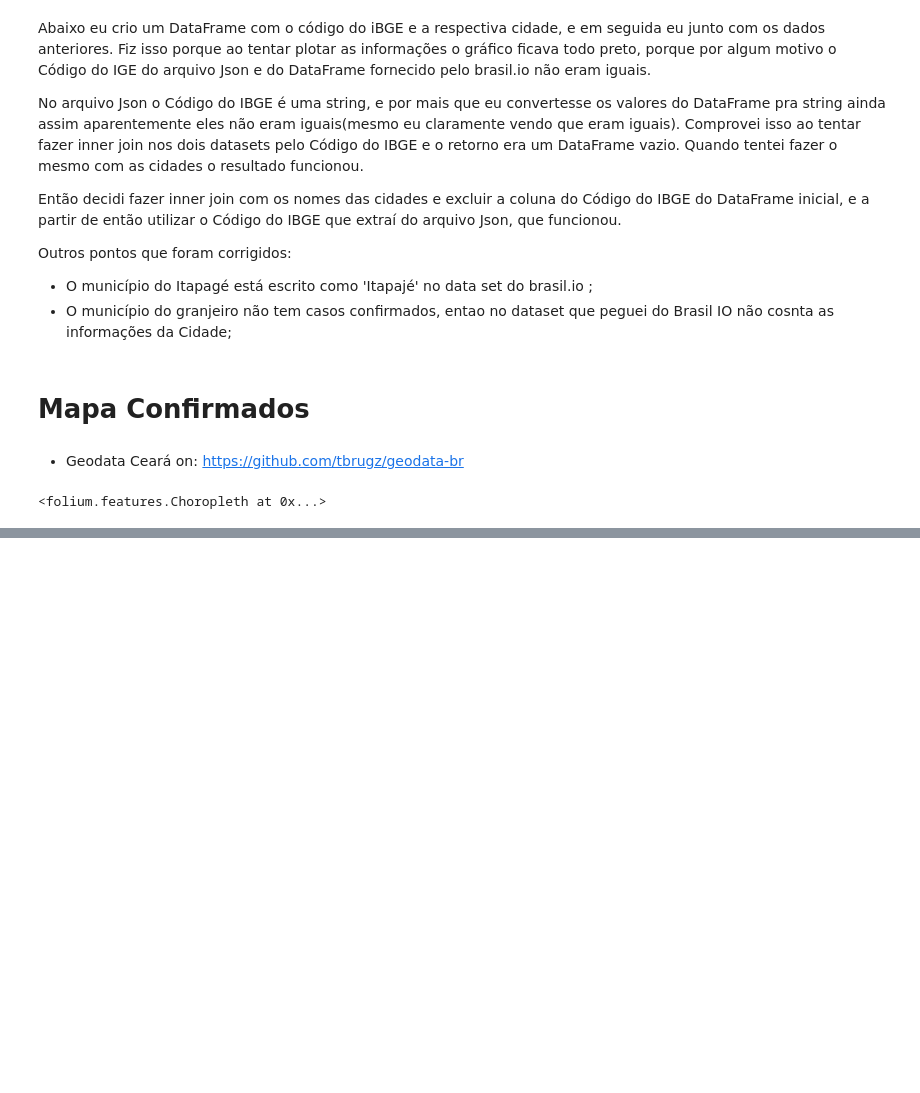
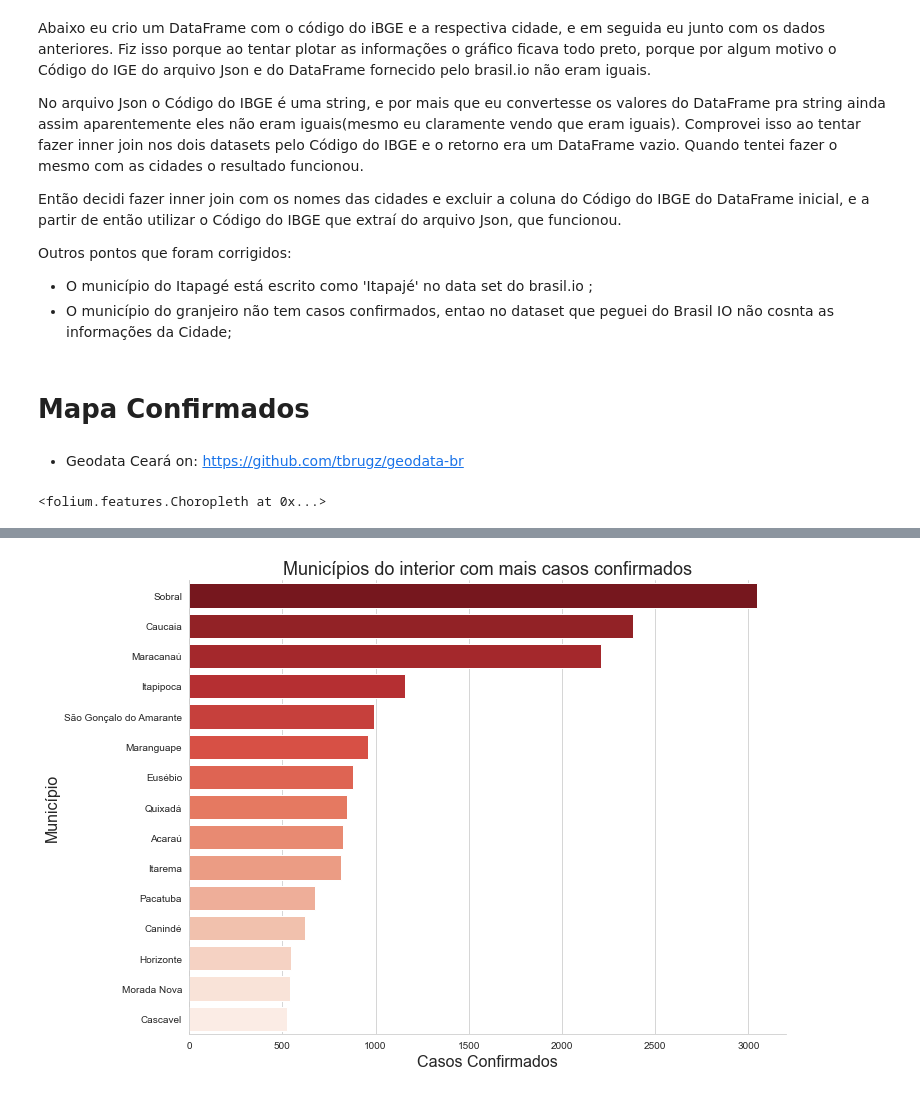
Before and after one commit to Igorlinharesb/COVID-Ceara, a Jupyter notebook: Covid_CE.ipynb, the cells around one changed output, grey strips where cells are left out. Drawn from its saved outputs; the diff is of its cells as text; code cells hidden in the pictures; blank space fills up the shorter version.

Commit message:
Gráficos de casos e óbitos

```diff
--- a/Covid_CE.ipynb
+++ b/Covid_CE.ipynb
@@ -95,7 +95,7 @@ data = data.merge(ce, how = 'outer').drop('city_ibge_code', axis = 1)
 # %% [markdown]
 * Geodata Ceará on: https://github.com/tbrugz/geodata-br
 # %%
-columns = ['ibge_code', 'city', 'latitude', 'longitude', 'last_available_confirmed','last_available_confirmed_per_100k_inhabitants']
+columns = ['ibge_code', 'city', 'latitude', 'longitude', 'last_available_deaths', 'last_available_confirmed','last_available_confirmed_per_100k_inhabitants']
 current_data = data[data['is_last'].fillna(True)][columns].fillna(0)
 # %%
 ceara = folium.Map( width= '100%',
@@ -172,0 +180,11 @@ ceara_heatmap
+# %%
+# Crie um Plot que mostre o número de veículos pertencentes a cada marca
+df = current_data.sort_values(by='last_available_confirmed', ascending = False)
+sns.set_style("whitegrid")
+g = sns.catplot(x = 'last_available_confirmed' ,y = 'city', data=df.iloc[1:16, [1,5]], kind = 'bar',  palette="", height=7, aspect=1.5)
+g.ax.set_title("Municípios do interior com mais casos confirmados",fontdict={'size':18})
+g.ax.xaxis.set_label_text("Casos Confirmados",fontdict= {'size':16})
+g.ax.yaxis.set_label_text("Município",fontdict= {'size':16})
+plt.show()
+# %% [output]
+[figure, added]
```
Also changed, not shown: parts of 6 cells of this notebook, 3 other files.
